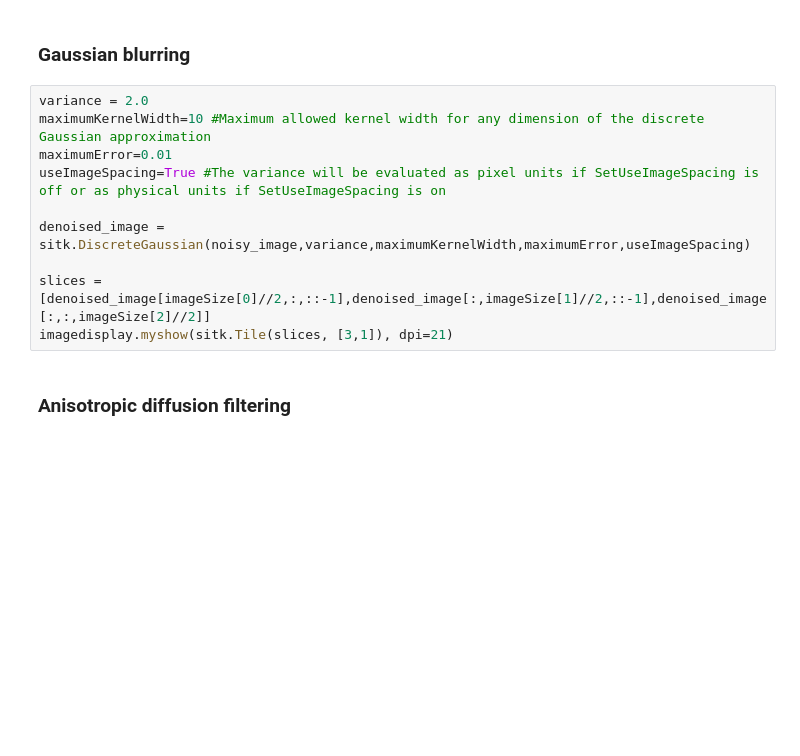
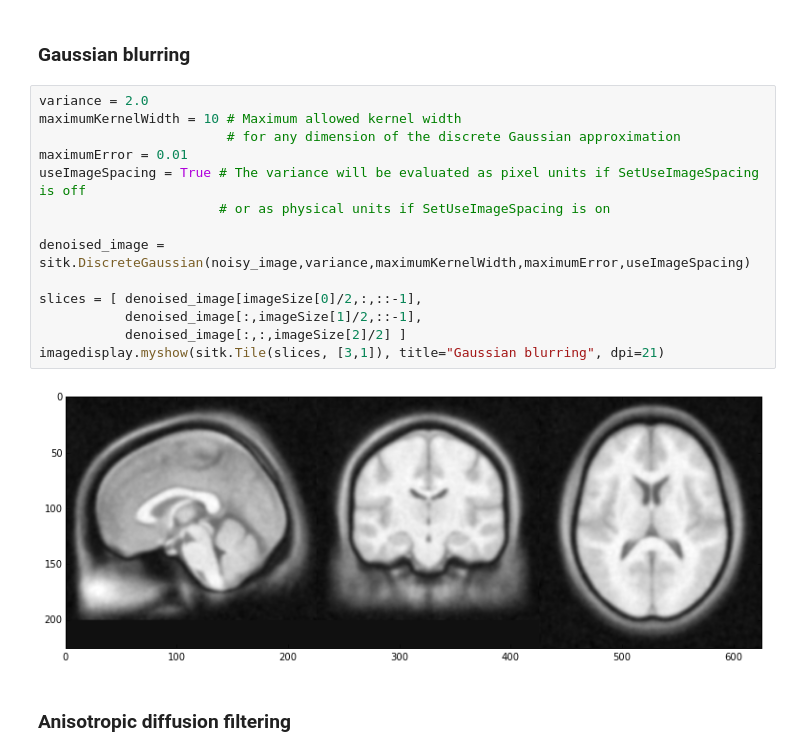
Before and after one commit to ozan-oktay/Medical-Image-Analysis-IPython-Tutorials, a Jupyter notebook: tutorial_1/tutorial_1_filtering.ipynb, the cells around one changed output. Cells and saved outputs as stored; diff of their text form; blank space fills up the shorter version.

```diff
--- a/tutorial_1/tutorial_1_filtering.ipynb
+++ b/tutorial_1/tutorial_1_filtering.ipynb
@@ -87,14 +98,20 @@ imagedisplay.myshow(sitk.Tile(slices, [3,1]), dpi=21)
 ### Gaussian blurring
 # %%
 variance = 2.0
-maximumKernelWidth=10 #Maximum allowed kernel width for any dimension of the discrete Gaussian approximation
-maximumError=0.01
-useImageSpacing=True #The variance will be evaluated as pixel units if SetUseImageSpacing is off or as physical units if SetUseImageSpacing is on
+maximumKernelWidth = 10 # Maximum allowed kernel width
+                        # for any dimension of the discrete Gaussian approximation
+maximumError = 0.01
+useImageSpacing = True # The variance will be evaluated as pixel units if SetUseImageSpacing is off
+                       # or as physical units if SetUseImageSpacing is on
 
 denoised_image = sitk.DiscreteGaussian(noisy_image,variance,maximumKernelWidth,maximumError,useImageSpacing)
 
-slices =[denoised_image[imageSize[0]//2,:,::-1],denoised_image[:,imageSize[1]//2,::-1],denoised_image[:,:,imageSize[2]//2]]
-imagedisplay.myshow(sitk.Tile(slices, [3,1]), dpi=21)
+slices = [ denoised_image[imageSize[0]/2,:,::-1],
+           denoised_image[:,imageSize[1]/2,::-1],
+           denoised_image[:,:,imageSize[2]/2] ]
+imagedisplay.myshow(sitk.Tile(slices, [3,1]), title="Gaussian blurring", dpi=21)
+# %% [output]
+[figure, added]
 # %% [markdown]
 ### Anisotropic diffusion filtering
 # %%
```
Also changed, not shown: parts of 7 cells of this notebook, 4 other files.
